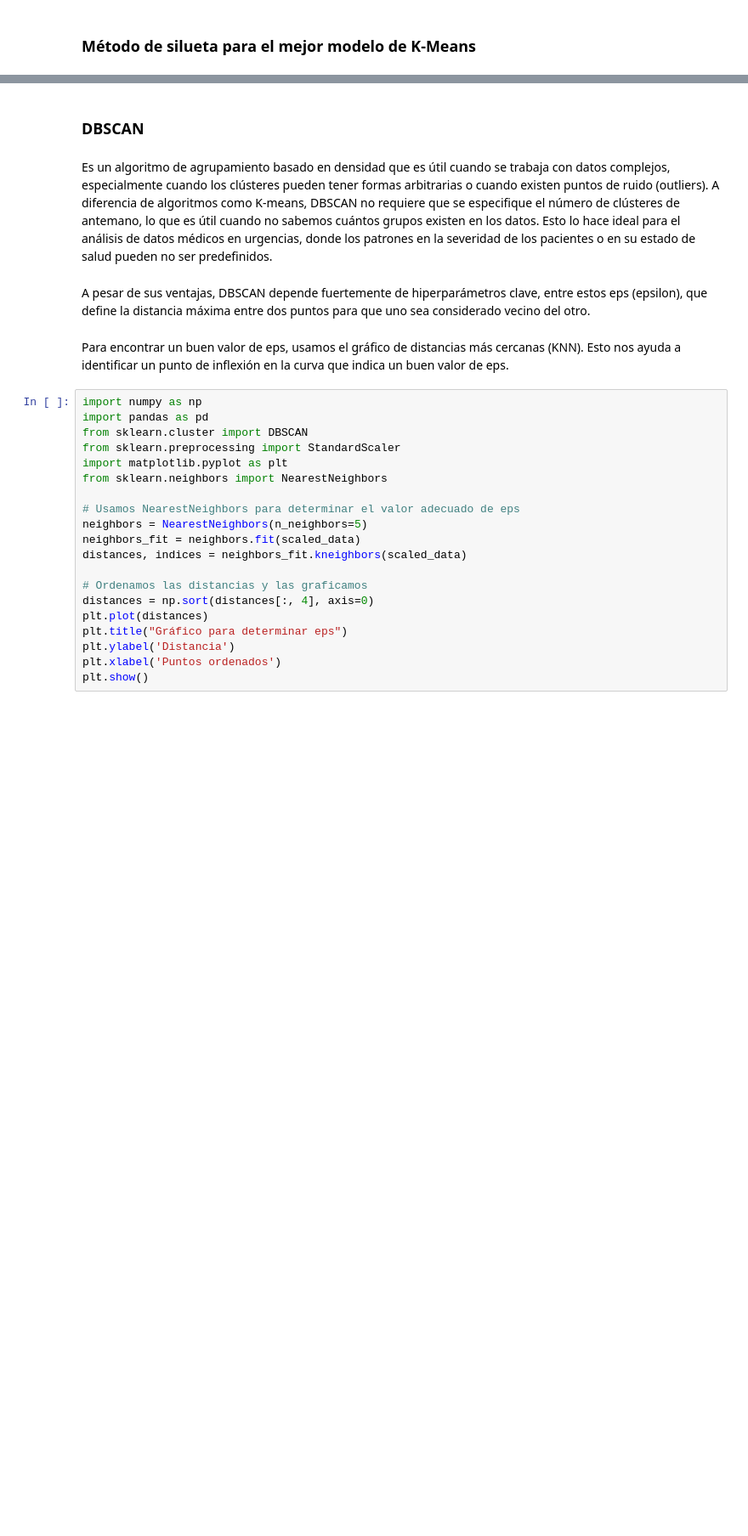
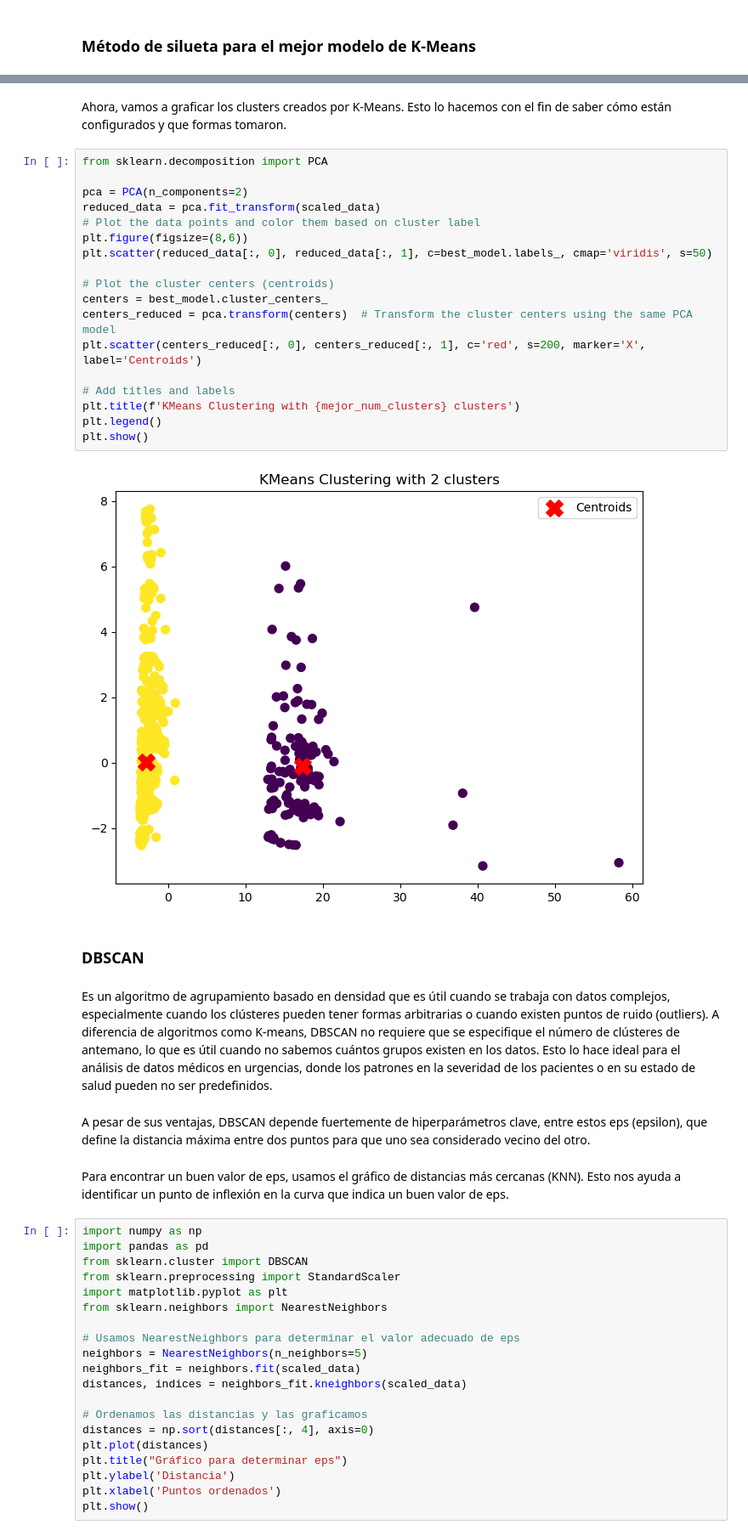
Before and after one commit to Grupo-Lab-BI/Lab_2, a Jupyter notebook: Lab2.ipynb, the cells around one changed output, grey strips where cells are left out. Shown at 85% size. Drawn from its saved outputs; the diff is of its cells as text; blank space fills up the shorter version.

```diff
--- a/Lab2.ipynb
+++ b/Lab2.ipynb
@@ -625,3 +630,25 @@ plt.show()
+# %% [markdown]
+Ahora, vamos a graficar los clusters creados por K-Means. Esto lo hacemos con el fin de saber cómo están configurados y que formas tomaron.
+# %%
+from sklearn.decomposition import PCA
+
+pca = PCA(n_components=2)
+reduced_data = pca.fit_transform(scaled_data)
+# Plot the data points and color them based on cluster label
+plt.figure(figsize=(8,6))
+plt.scatter(reduced_data[:, 0], reduced_data[:, 1], c=best_model.labels_, cmap='viridis', s=50)
+
+# Plot the cluster centers (centroids)
+centers = best_model.cluster_centers_
+centers_reduced = pca.transform(centers)  # Transform the cluster centers using the same PCA model
+plt.scatter(centers_reduced[:, 0], centers_reduced[:, 1], c='red', s=200, marker='X', label='Centroids')
+
+# Add titles and labels
+plt.title(f'KMeans Clustering with {mejor_num_clusters} clusters')
+plt.legend()
+plt.show()
+# %% [output]
+[figure, added]
 # %% [markdown]
 ### DBSCAN
 # %% [markdown]
```
Also changed, not shown: parts of 4 cells of this notebook.
